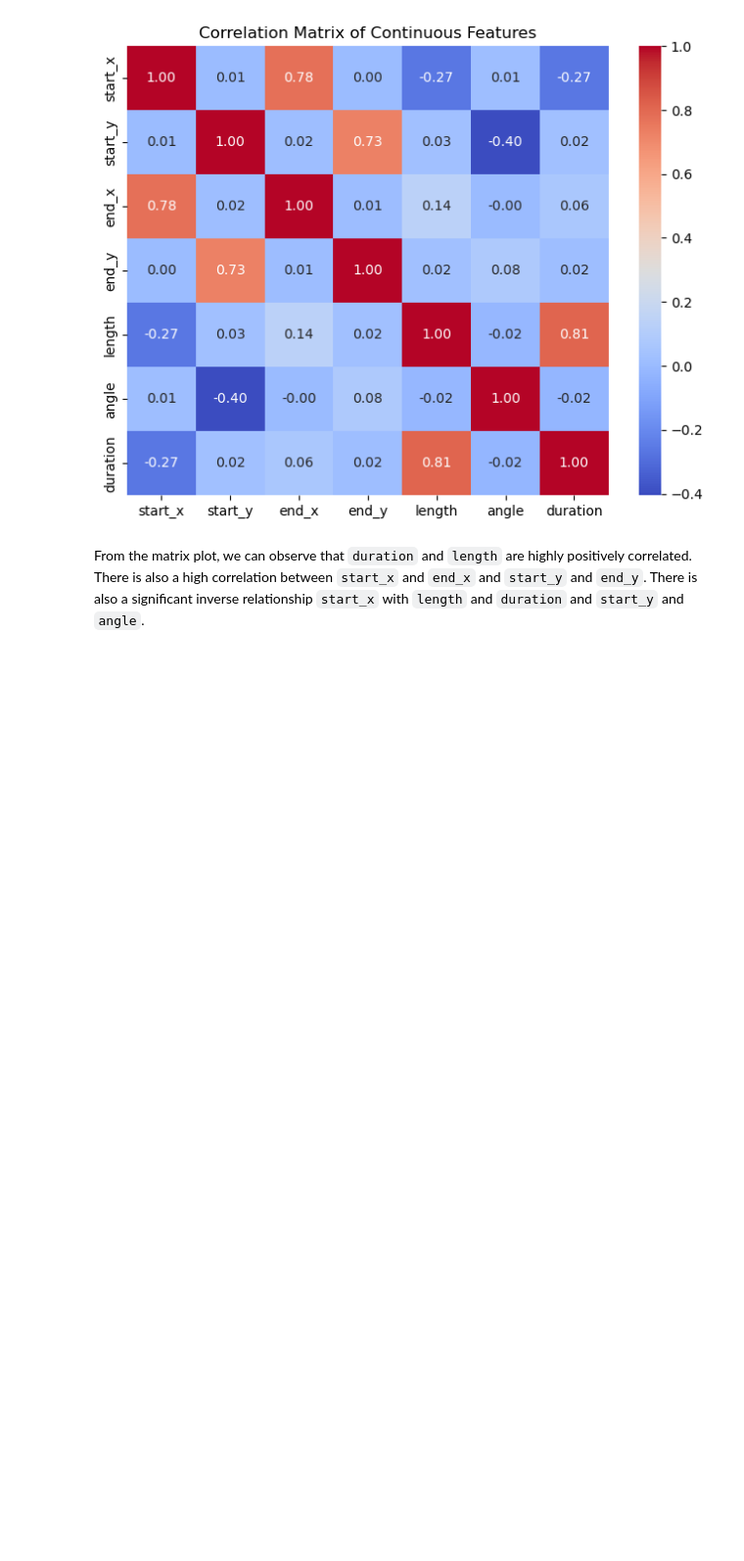
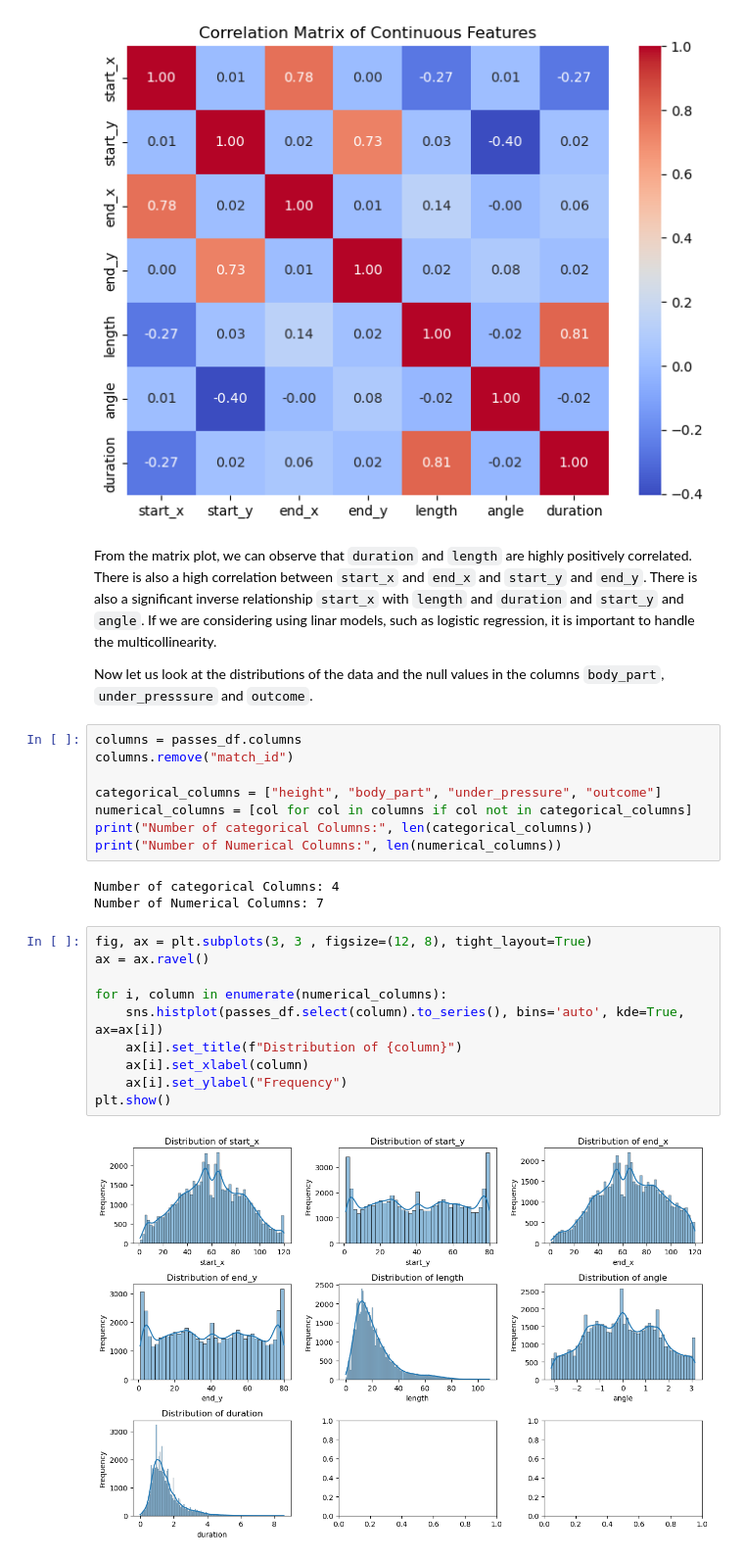
Before and after one commit to yucheng-fu/football_analytics, a Jupyter notebook: 02-analysis/02-analysis.ipynb, the cells around one changed output. Shown at 98% size. Saved outputs shown, nothing was run; the diff lists cells and outputs as text; blank space fills up the shorter version.

```diff
--- a/02-analysis/02-analysis.ipynb
+++ b/02-analysis/02-analysis.ipynb
@@ -88,4 +97,29 @@ plt.show()
 # %% [output]
 [figure]
 # %% [markdown]
-From the matrix plot, we can observe that ``duration`` and ``length`` are highly positively correlated. There is also a high correlation between ``start_x`` and ``end_x`` and ``start_y`` and ``end_y``. There is also a significant inverse relationship ``start_x`` with ``length`` and ``duration`` and ``start_y`` and ``angle``.
+From the matrix plot, we can observe that ``duration`` and ``length`` are highly positively correlated. There is also a high correlation between ``start_x`` and ``end_x`` and ``start_y`` and ``end_y``. There is also a significant inverse relationship ``start_x`` with ``length`` and ``duration`` and ``start_y`` and ``angle``. If we are considering using linar models, such as logistic regression, it is important to handle the multicollinearity.
+
+Now let us look at the distributions of the data and the null values in the columns ``body_part``, ``under_presssure`` and ``outcome``.
+# %%
+columns = passes_df.columns
+columns.remove("match_id")
+
+categorical_columns = ["height", "body_part", "under_pressure", "outcome"]
+numerical_columns = [col for col in columns if col not in categorical_columns]
+print("Number of categorical Columns:", len(categorical_columns))
+print("Number of Numerical Columns:", len(numerical_columns))
+# %% [output]
+Number of categorical Columns: 4
+Number of Numerical Columns: 7
+# %%
+fig, ax = plt.subplots(3, 3 , figsize=(12, 8), tight_layout=True)
+ax = ax.ravel()
+
+for i, column in enumerate(numerical_columns):
+    sns.histplot(passes_df.select(column).to_series(), bins='auto', kde=True, ax=ax[i])
+    ax[i].set_title(f"Distribution of {column}")
+    ax[i].set_xlabel(column)
+    ax[i].set_ylabel("Frequency")
+plt.show()
+# %% [output]
+[figure, added]
```
Also changed, not shown: parts of 10 cells of this notebook, 1 other file.
